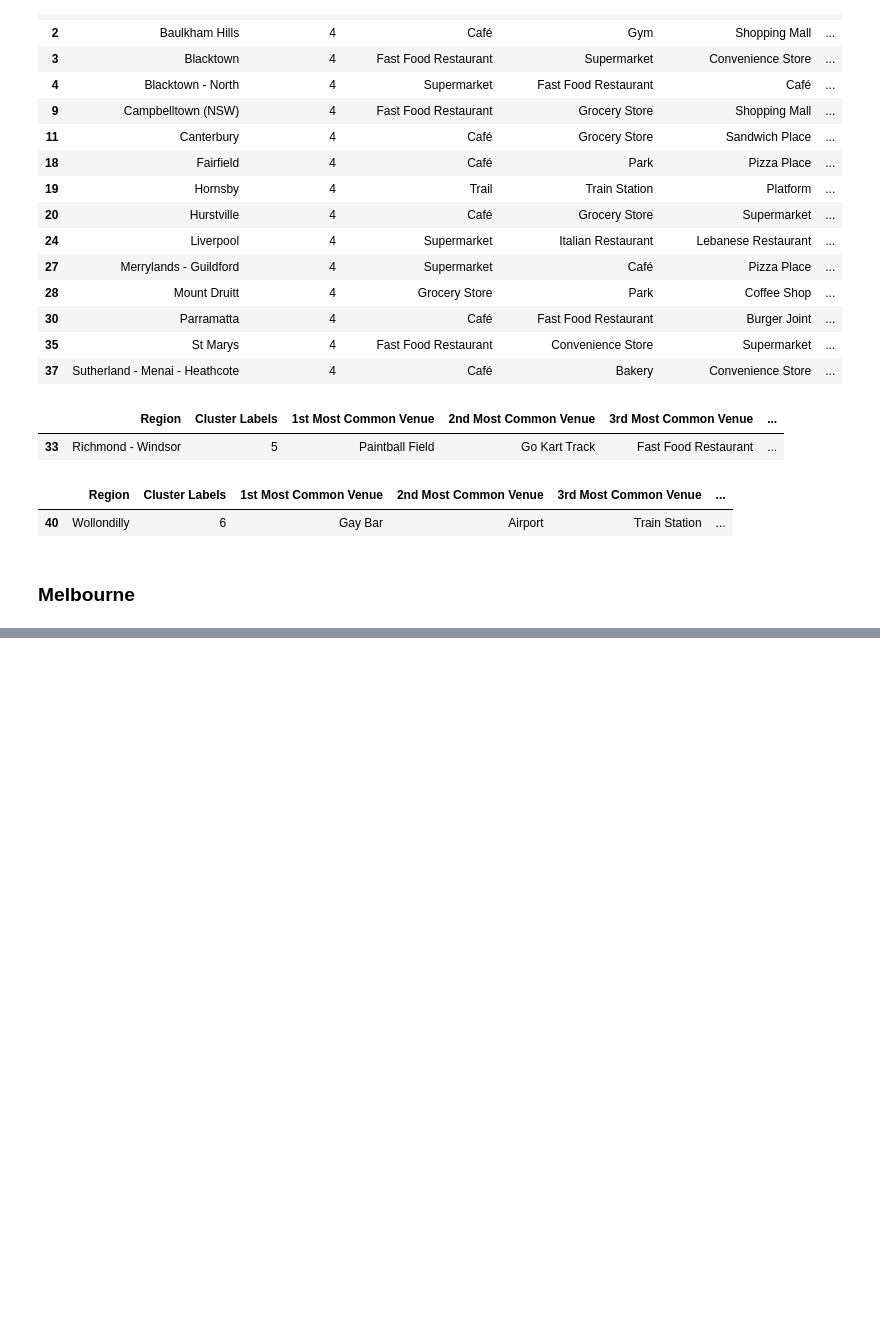
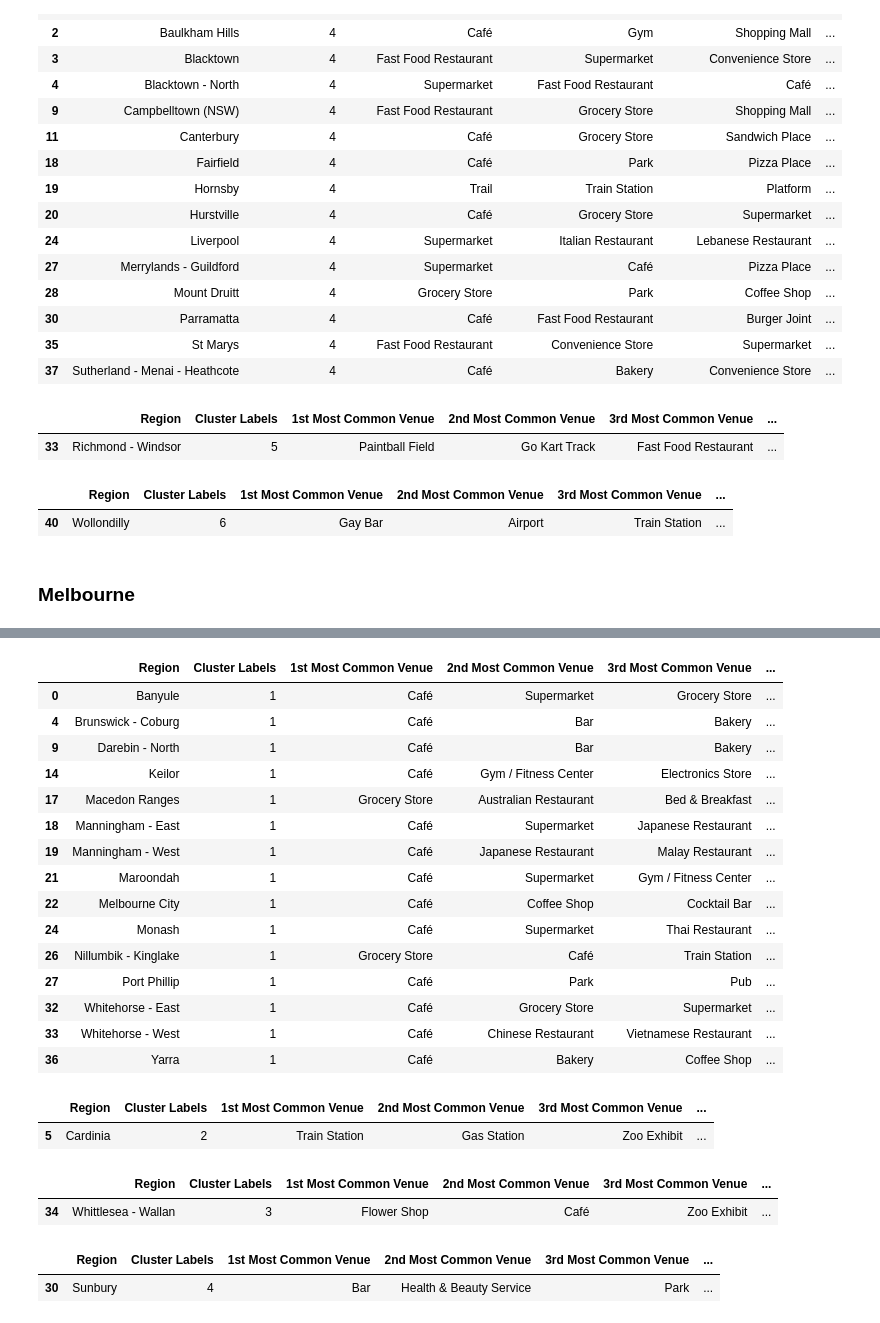
Before and after one commit to janelleamet/Coursera_Capstone, a Jupyter notebook: Applied Data Science Capstone.ipynb, the cells around one changed output, grey strips where cells are left out. Saved outputs shown, nothing was run; the diff lists cells and outputs as text; code cells hidden in the pictures; blank space fills up the shorter version.

```diff
--- a/Applied Data Science Capstone.ipynb
+++ b/Applied Data Science Capstone.ipynb
@@ -618,0 +823,12 @@ sydney_merged.loc[sydney_merged['Cluster Labels'] == 6, sydney_merged.columns[[0
+# %%
+# Run k-means to cluster the regions into clusters.
+# set number of clusters
+kclusters = 7
+
+melbourne_grouped_clustering = melbourne_grouped.drop('Region', 1)
+
+# run k-means clustering
+kmeans = KMeans(n_clusters=kclusters, random_state=0).fit(melbourne_grouped_clustering)
+
+# check cluster labels generated for each row in the dataframe
+kmeans.labels_[0:10]
@@ -618,0 +837,11 @@ sydney_merged.loc[sydney_merged['Cluster Labels'] == 6, sydney_merged.columns[[0
+# %%
+# Create a new dataframe that includes the cluster as well as the top 10 venues for each region.
+# add clustering labels
+regions_venues_sorted.insert(0, 'Cluster Labels', kmeans.labels_)
+
+melbourne_merged = df_melbourne
+
+# merge melbourne_grouped with df_melbourne to add latitude/longitude for each region
+melbourne_merged = melbourne_merged.join(regions_venues_sorted.set_index('Region'), on='Region')
+
+melbourne_merged.head() # check the dataframe
@@ -618,0 +899,38 @@ sydney_merged.loc[sydney_merged['Cluster Labels'] == 6, sydney_merged.columns[[0
+# %%
+# Cluster 2
+melbourne_merged.loc[melbourne_merged['Cluster Labels'] == 1, melbourne_merged.columns[[0] + list(range(3, melbourne_merged.shape[1]))]]
+# %% [output]
+|  | Region | Cluster Labels | 1st Most Common Venue | 2nd Most Common Venue | 3rd Most Common Venue | ... |
+| 0 | Banyule | 1 | Café | Supermarket | Grocery Store | ... |
+| 4 | Brunswick - Coburg | 1 | Café | Bar | Bakery | ... |
+| 9 | Darebin - North | 1 | Café | Bar | Bakery | ... |
+| 14 | Keilor | 1 | Café | Gym / Fitness Center | Electronics Store | ... |
+| 17 | Macedon Ranges | 1 | Grocery Store | Australian Restaurant | Bed & Breakfast | ... |
+| 18 | Manningham - East | 1 | Café | Supermarket | Japanese Restaurant | ... |
+| 19 | Manningham - West | 1 | Café | Japanese Restaurant | Malay Restaurant | ... |
+| 21 | Maroondah | 1 | Café | Supermarket | Gym / Fitness Center | ... |
+| 22 | Melbourne City | 1 | Café | Coffee Shop | Cocktail Bar | ... |
+| 24 | Monash | 1 | Café | Supermarket | Thai Restaurant | ... |
+| 26 | Nillumbik - Kinglake | 1 | Grocery Store | Café | Train Station | ... |
+| 27 | Port Phillip | 1 | Café | Park | Pub | ... |
+| 32 | Whitehorse - East | 1 | Café | Grocery Store | Supermarket | ... |
+| 33 | Whitehorse - West | 1 | Café | Chinese Restaurant | Vietnamese Restaurant | ... |
+| 36 | Yarra | 1 | Café | Bakery | Coffee Shop | ... |
+# %%
+# Cluster 3
+melbourne_merged.loc[melbourne_merged['Cluster Labels'] == 2, melbourne_merged.columns[[0] + list(range(3, melbourne_merged.shape[1]))]]
+# %% [output]
+|  | Region | Cluster Labels | 1st Most Common Venue | 2nd Most Common Venue | 3rd Most Common Venue | ... |
+| 5 | Cardinia | 2 | Train Station | Gas Station | Zoo Exhibit | ... |
+# %%
+# Cluster 4
+melbourne_merged.loc[melbourne_merged['Cluster Labels'] == 3, melbourne_merged.columns[[0] + list(range(3, melbourne_merged.shape[1]))]]
+# %% [output]
+|  | Region | Cluster Labels | 1st Most Common Venue | 2nd Most Common Venue | 3rd Most Common Venue | ... |
+| 34 | Whittlesea - Wallan | 3 | Flower Shop | Café | Zoo Exhibit | ... |
+# %%
+# Cluster 5
+melbourne_merged.loc[melbourne_merged['Cluster Labels'] == 4, melbourne_merged.columns[[0] + list(range(3, melbourne_merged.shape[1]))]]
+# %% [output]
+|  | Region | Cluster Labels | 1st Most Common Venue | 2nd Most Common Venue | 3rd Most Common Venue | ... |
+| 30 | Sunbury | 4 | Bar | Health & Beauty Service | Park | ... |
```
Also changed, not shown: parts of 17 cells of this notebook.
